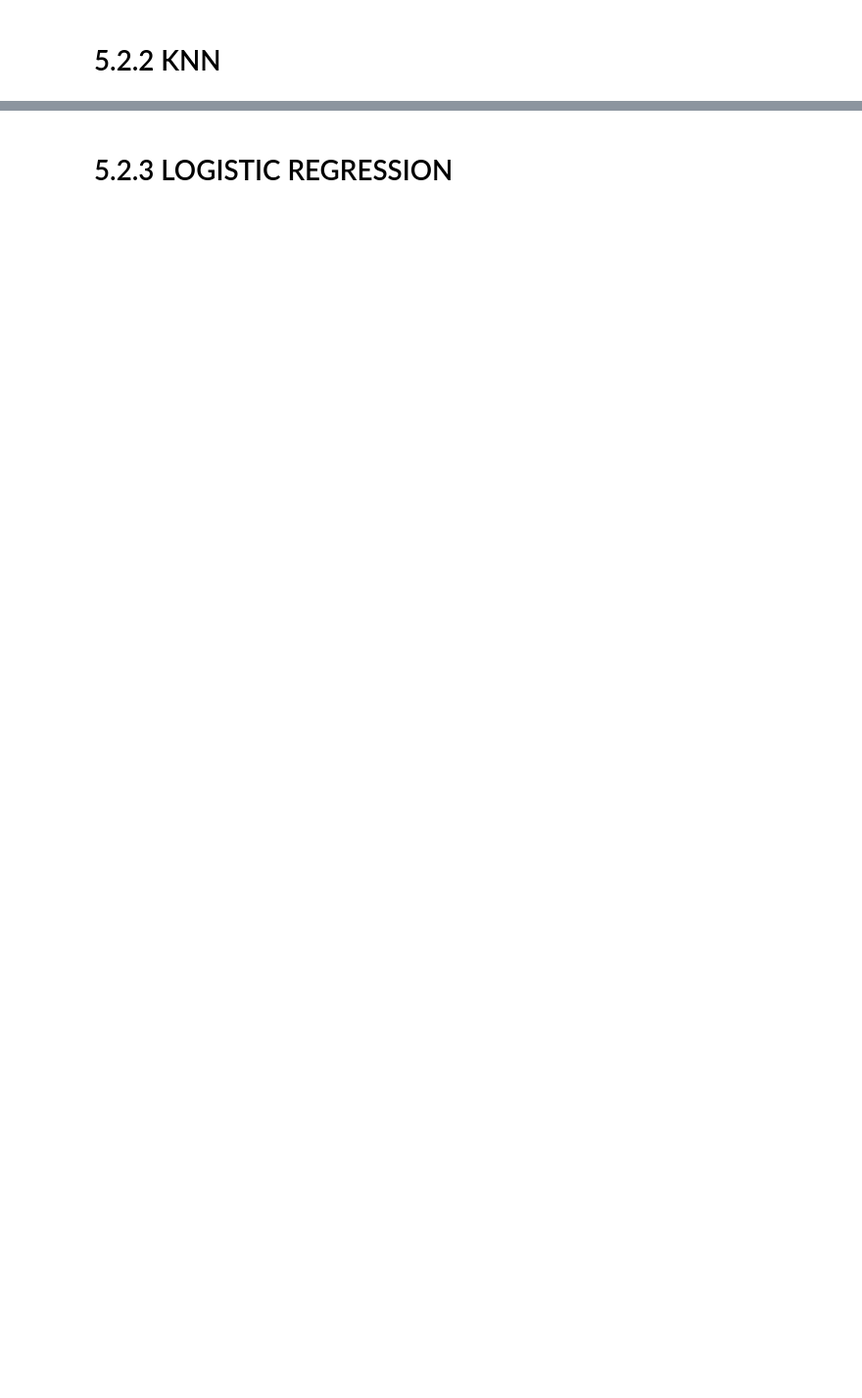
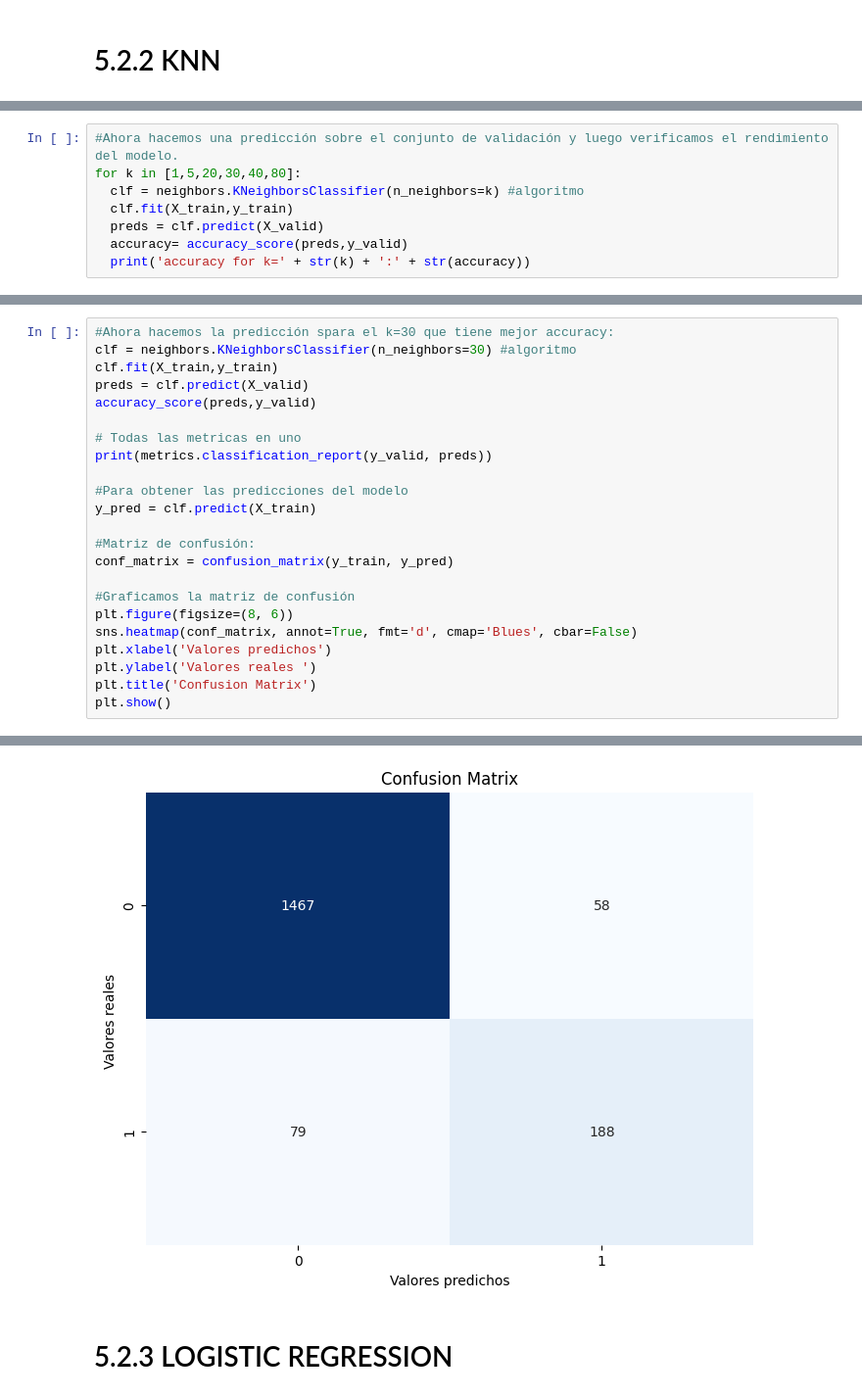
Before and after one commit to CaritoRamos/predictive-classification-model-in-python, a Jupyter notebook: ProyectoDS_AnaRamos.ipynb, the cells around one changed output, grey strips where cells are left out. Shown at 98% size. Saved outputs shown, nothing was run; the diff lists cells and outputs as text; blank space fills up the shorter version.

```diff
--- a/ProyectoDS_AnaRamos.ipynb
+++ b/ProyectoDS_AnaRamos.ipynb
@@ -2050,0 +2113,8 @@ ValueError: Filler values must be provided when X has more than 2 training featu
+# %%
+#Ahora hacemos una predicción sobre el conjunto de validación y luego verificamos el rendimiento del modelo.
+for k in [1,5,20,30,40,80]:
+  clf = neighbors.KNeighborsClassifier(n_neighbors=k) #algoritmo
+  clf.fit(X_train,y_train)
+  preds = clf.predict(X_valid)
+  accuracy= accuracy_score(preds,y_valid)
+  print('accuracy for k=' + str(k) + ':' + str(accuracy))
@@ -2050,0 +2128,24 @@ ValueError: Filler values must be provided when X has more than 2 training featu
+# %%
+#Ahora hacemos la predicción spara el k=30 que tiene mejor accuracy:
+clf = neighbors.KNeighborsClassifier(n_neighbors=30) #algoritmo
+clf.fit(X_train,y_train)
+preds = clf.predict(X_valid)
+accuracy_score(preds,y_valid)
+
+# Todas las metricas en uno
+print(metrics.classification_report(y_valid, preds))
+
+#Para obtener las predicciones del modelo
+y_pred = clf.predict(X_train)
+
+#Matriz de confusión:
+conf_matrix = confusion_matrix(y_train, y_pred)
+
+#Graficamos la matriz de confusión
+plt.figure(figsize=(8, 6))
+sns.heatmap(conf_matrix, annot=True, fmt='d', cmap='Blues', cbar=False)
+plt.xlabel('Valores predichos')
+plt.ylabel('Valores reales ')
+plt.title('Confusion Matrix')
+plt.show()
+# %% [output]
@@ -2051,3 +2160,4 @@ ValueError: Filler values must be provided when X has more than 2 training featu
+[figure, added]
 # %% [markdown]
 # 5.2.3 LOGISTIC REGRESSION
 # %%
```
Also changed, not shown: parts of 18 cells of this notebook.
